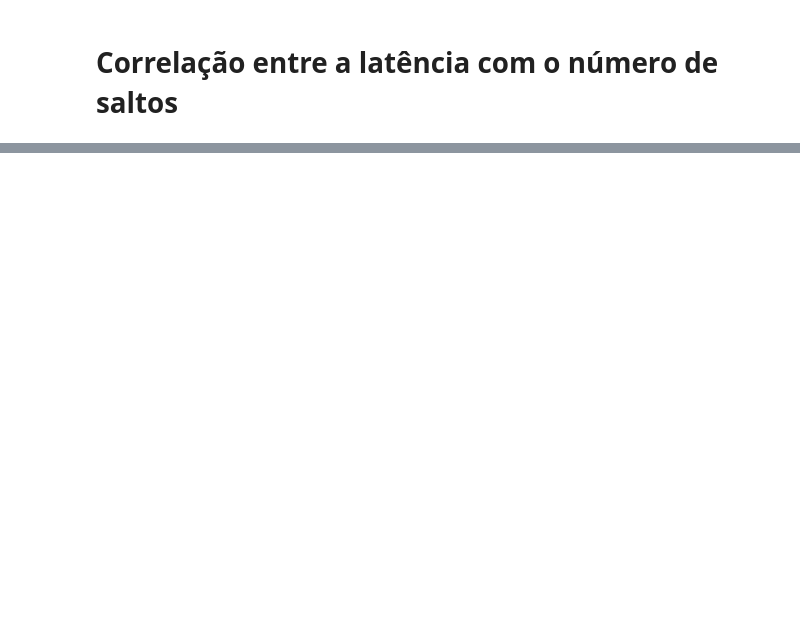
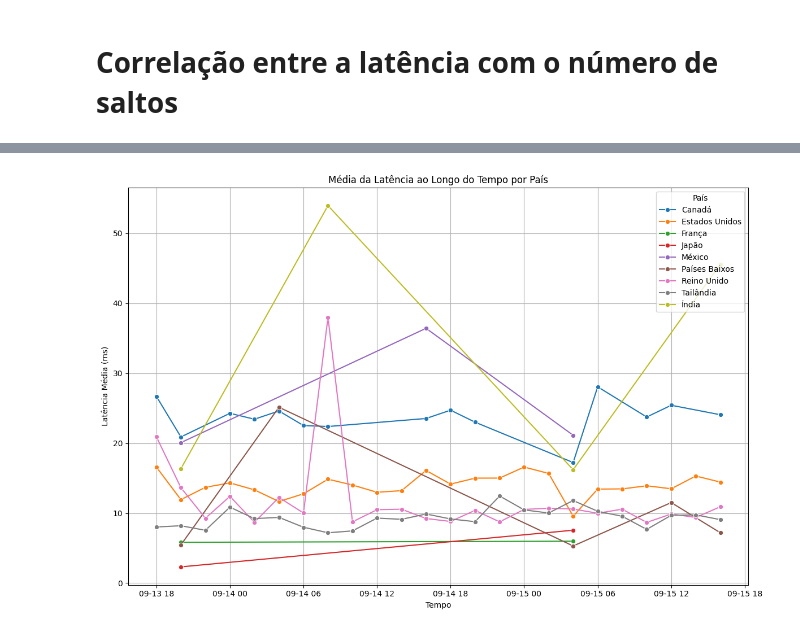
Before and after one commit to Andressalconstantino/Ripe-Atlas-Measurements, a Jupyter notebook: graficos.ipynb, the cells around one changed output, grey strips where cells are left out. Cells and saved outputs as stored; diff of their text form; code cells hidden in the pictures; blank space fills up the shorter version.

Commit message:
adicionando imagens

```diff
--- a/graficos.ipynb
+++ b/graficos.ipynb
@@ -290,7 +282,7 @@ cod = []
 probeGroupedInfo = {}
 
 # Carregar dados JSON
-with open('jsonFiles/GoogleNews.json', 'r') as jsonFile:
+with open('jsonFiles/FolhaSP.json', 'r') as jsonFile:
     resultInfo = json.load(jsonFile)
 
 # Agrupar dados por país
@@ -311,7 +303,7 @@ for probeInfo in resultInfo['info']:
         probeGroupedInfo[probeJson['pais']].append(probeJson)
 
 # Criar diretório de saída
-output_dir = 'imagensPais/GoogleNews'
+output_dir = 'imagensPais/FolhaSP'
 os.makedirs(output_dir, exist_ok=True)
 
 # Gerar gráficos para cada país
@@ -369,7 +361,6 @@ for pais in probeGroupedInfo:
     plt.grid(True)
     plt.tight_layout()
     plt.savefig(os.path.join(output_dir, f'saltos_por_tempo_{pais}.png'))
-    plt.show()
 
     # Plotar a relação entre latência e quantidade de saltos
     plt.figure(figsize=(12, 8))
@@ -380,4 +371,3 @@ for pais in probeGroupedInfo:
     plt.grid(True)
     plt.tight_layout()
     plt.savefig(os.path.join(output_dir, f'latencia_X_saltos_{pais}.png'))
-    plt.show()
@@ -397,0 +374,80 @@ for pais in probeGroupedInfo:
+# %%
+import pandas as pd
+import matplotlib.pyplot as plt
+import seaborn as sns
+import json
+from datetime import datetime
+import os
+
+def getProbeCountry(probeId):
+    return probesLocation.get(probeId, {}).get('país', f'ID {probeId} não encontrado')
+
+def getProbeContinent(probeId):
+    return probesLocation.get(probeId, {}).get('continente', f'ID {probeId} não encontrado')
+
+def getLatency(probeInfo):
+    latencias = []
+    for hop in probeInfo['result']:
+        latenciasHop = [item['rtt'] for item in hop['result'] if 'rtt' in item]
+        latencias.append(latenciasHop)
+    return latencias
+
+# Carregar dados JSON
+with open('jsonFiles/GoogleNews.json', 'r') as jsonFile:
+    resultInfo = json.load(jsonFile)
+
+# Agrupar dados por país
+combined_rows = []
+
+for probeInfo in resultInfo['info']:
+    if probeInfo["destination_ip_responded"]:
+        probeJson = {
+            'probeId': probeInfo['prb_id'],
+            'destino': probeInfo['dst_name'],
+            'pais': getProbeCountry(probeInfo['prb_id']),
+            'continente': getProbeContinent(probeInfo['prb_id']),
+            'latencia': getLatency(probeInfo),
+            'quantidadeSaltos': len(probeInfo['result']),
+            'data': datetime.fromtimestamp(probeInfo['stored_timestamp']).strftime('%Y-%m-%d %H:%M:%S')
+        }
+
+        for hop_num, hop_latencies in enumerate(probeJson['latencia'], start=1):
+            if hop_latencies:
+                for rtt in hop_latencies:
+                    combined_rows.append({
+                        'probe_id': probeJson['probeId'],
+                        'destination': probeJson['destino'],
+                        'country': probeJson['pais'],
+                        'continent': probeJson['continente'],
+                        'timestamp': probeJson['data'],
+                        'hop': hop_num,
+                        'rtt': rtt
+                    })
+
+# Criar o DataFrame combinado
+df_combined = pd.DataFrame(combined_rows)
+df_combined['timestamp'] = pd.to_datetime(df_combined['timestamp'])
+
+# Agrupar por hora e calcular a média para cada país
+df_hourly_combined = df_combined.groupby(['country', pd.Grouper(key='timestamp', freq='H')]).agg({
+    'rtt': 'mean',
+    'hop': 'mean'
+}).reset_index()
+
+# Criar diretório de saída
+output_dir = 'imagensMundo/GoogleNews'
+os.makedirs(output_dir, exist_ok=True)
+
+# Plotar a média da latência ao longo do tempo para todos os países
+plt.figure(figsize=(12, 8))
+sns.lineplot(data=df_hourly_combined, x='timestamp', y='rtt', hue='country', marker='o')
+plt.title('Média da Latência ao Longo do Tempo por País')
+plt.xlabel('Tempo')
+plt.ylabel('Latência Média (ms)')
+plt.legend(title='País', loc='upper right')
+plt.grid(True)
+plt.tight_layout()
+plt.savefig(os.path.join(output_dir, 'latencia_por_tempo_por_pais.png'))
+plt.show()
+# %% [output]
+[figure, added]
```
Also changed, not shown: parts of 5 cells of this notebook, 3 other files.
